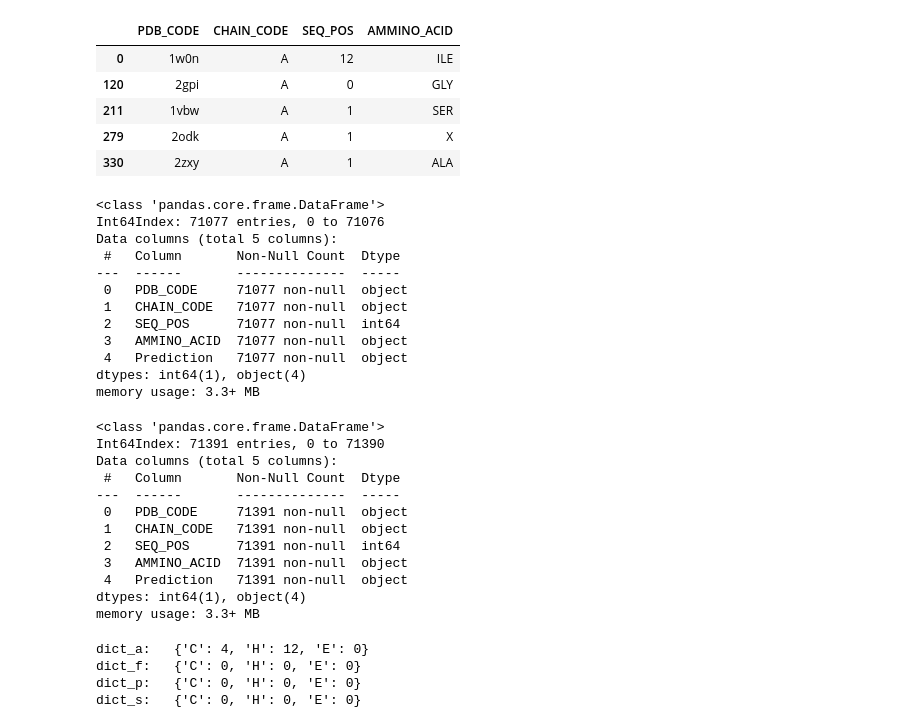
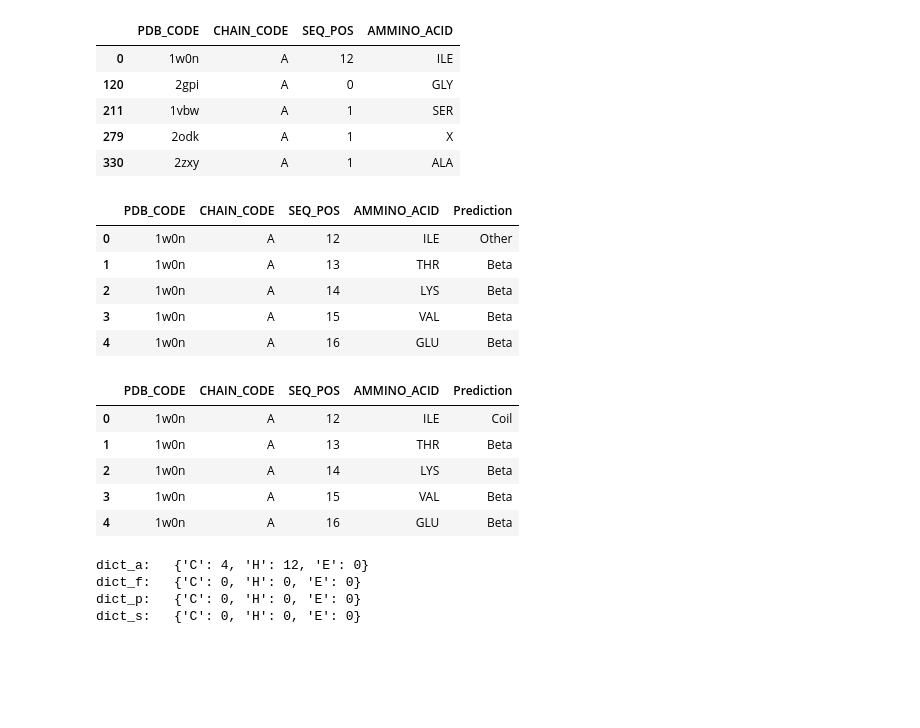
Before and after one commit to Aneruth/Advance-Bioinformatics, a Jupyter notebook: Assignment 1/Soruce Code/test.ipynb, the cells around one changed output. Drawn from its saved outputs; the diff is of its cells as text; code cells hidden in the pictures; blank space fills up the shorter version.

```diff
--- a/Assignment 1/Soruce Code/test.ipynb
+++ b/Assignment 1/Soruce Code/test.ipynb
@@ -13,10 +11,10 @@ wrote config file /Users/aneruthmohanasundaram/.config/epitopepredict/default.co
 # %%
 # Reading datasets
-cath = pd.read_csv('/Users/aneruthmohanasundaram/Documents/VUB/2/Adavance Bioinformatics/assignment1_ss_2021/inputData/cath_info.txt',delimiter = "\t",header=None, names=["PDB_CODE", "CHAIN_CODE", "Prediction"])
+cath = pd.read_csv('/Users/aneruthmohanasundaram/Documents/GitHub/Amino-Acid-Prediction/Assignment 1/Datasets/cath_info.txt',delimiter = "\t",header=None, names=["PDB_CODE", "CHAIN_CODE", "Prediction"])
 
-dssp = pd.read_csv('/Users/aneruthmohanasundaram/Documents/VUB/2/Adavance Bioinformatics/assignment1_ss_2021/inputData/dssp_info.txt', delimiter = "\t",header=None, names=["PDB_CODE", "CHAIN_CODE", "SEQ_POS","AMMINO_ACID","Prediction"])
+dssp = pd.read_csv('/Users/aneruthmohanasundaram/Documents/GitHub/Amino-Acid-Prediction/Assignment 1/Datasets/dssp_info.txt', delimiter = "\t",header=None, names=["PDB_CODE", "CHAIN_CODE", "SEQ_POS","AMMINO_ACID","Prediction"])
 
-stride = pd.read_csv('/Users/aneruthmohanasundaram/Documents/VUB/2/Adavance Bioinformatics/assignment1_ss_2021/inputData/stride_info.txt',delimiter = "\t",header=None, names=["PDB_CODE", "CHAIN_CODE", "SEQ_POS","AMMINO_ACID","Prediction"])
+stride = pd.read_csv('/Users/aneruthmohanasundaram/Documents/GitHub/Amino-Acid-Prediction/Assignment 1/Datasets/stride_info.txt',delimiter = "\t",header=None, names=["PDB_CODE", "CHAIN_CODE", "SEQ_POS","AMMINO_ACID","Prediction"])
 # %%
 cath['CHAIN_CODE'].unique()
 # %% [output]
@@ -65,36 +63,24 @@ def clear_asterisks(df, seqs_column_name, pct=30):
     return df.iloc[indices]
 
 df_strid_ast = clear_asterisks(stride,'PDB_CODE')
-df_strid_ast.info()
+df_strid_ast.head()
 # %% [output]
-<class 'pandas.core.frame.DataFrame'>
-Int64Index: 71077 entries, 0 to 71076
-Data columns (total 5 columns):
- #   Column       Non-Null Count  Dtype
----  ------       --------------  -----
- 0   PDB_CODE     71077 non-null  object
- 1   CHAIN_CODE   71077 non-null  object
- 2   SEQ_POS      71077 non-null  int64
- 3   AMMINO_ACID  71077 non-null  object
- 4   Prediction   71077 non-null  object
-dtypes: int64(1), object(4)
-memory usage: 3.3+ MB
+|  | PDB_CODE | CHAIN_CODE | SEQ_POS | AMMINO_ACID | Prediction |
+| 0 | 1w0n | A | 12 | ILE | Other |
+| 1 | 1w0n | A | 13 | THR | Beta |
+| 2 | 1w0n | A | 14 | LYS | Beta |
+| 3 | 1w0n | A | 15 | VAL | Beta |
+| 4 | 1w0n | A | 16 | GLU | Beta |
 # %%
 df_dssp_ast = clear_asterisks(dssp,'PDB_CODE')
-df_dssp_ast.info()
+df_dssp_ast.head()
 # %% [output]
-<class 'pandas.core.frame.DataFrame'>
-Int64Index: 71391 entries, 0 to 71390
-Data columns (total 5 columns):
- #   Column       Non-Null Count  Dtype
----  ------       --------------  -----
- 0   PDB_CODE     71391 non-null  object
- 1   CHAIN_CODE   71391 non-null  object
- 2   SEQ_POS      71391 non-null  int64
- 3   AMMINO_ACID  71391 non-null  object
- 4   Prediction   71391 non-null  object
-dtypes: int64(1), object(4)
-memory usage: 3.3+ MB
+|  | PDB_CODE | CHAIN_CODE | SEQ_POS | AMMINO_ACID | Prediction |
+| 0 | 1w0n | A | 12 | ILE | Coil |
+| 1 | 1w0n | A | 13 | THR | Beta |
+| 2 | 1w0n | A | 14 | LYS | Beta |
+| 3 | 1w0n | A | 15 | VAL | Beta |
+| 4 | 1w0n | A | 16 | GLU | Beta |
 # %%
 dict_a = {'C':[],'H':[],'E':[]}
 dict_f = {'C':[],'H':[],'E':[]}
```
Also changed, not shown: parts of 1 cell of this notebook, 2 other files.
